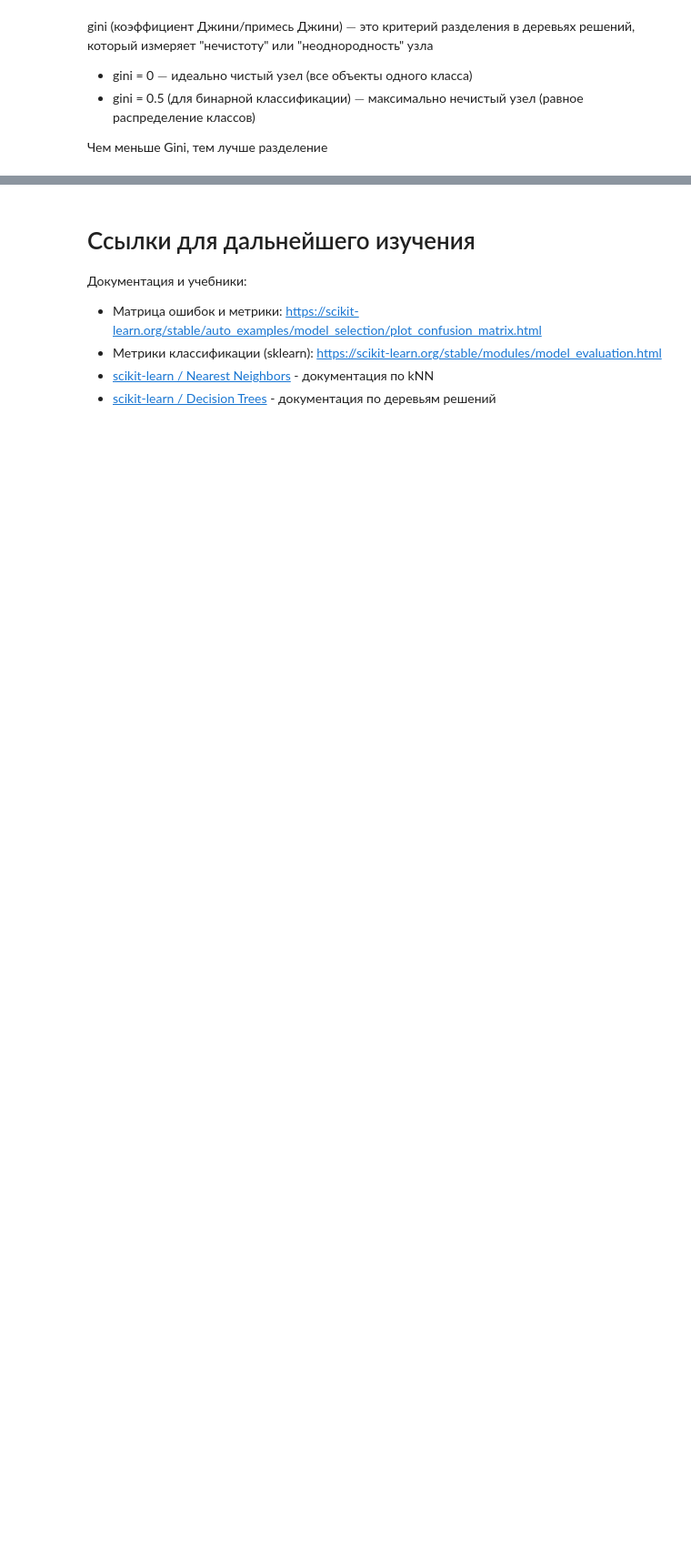
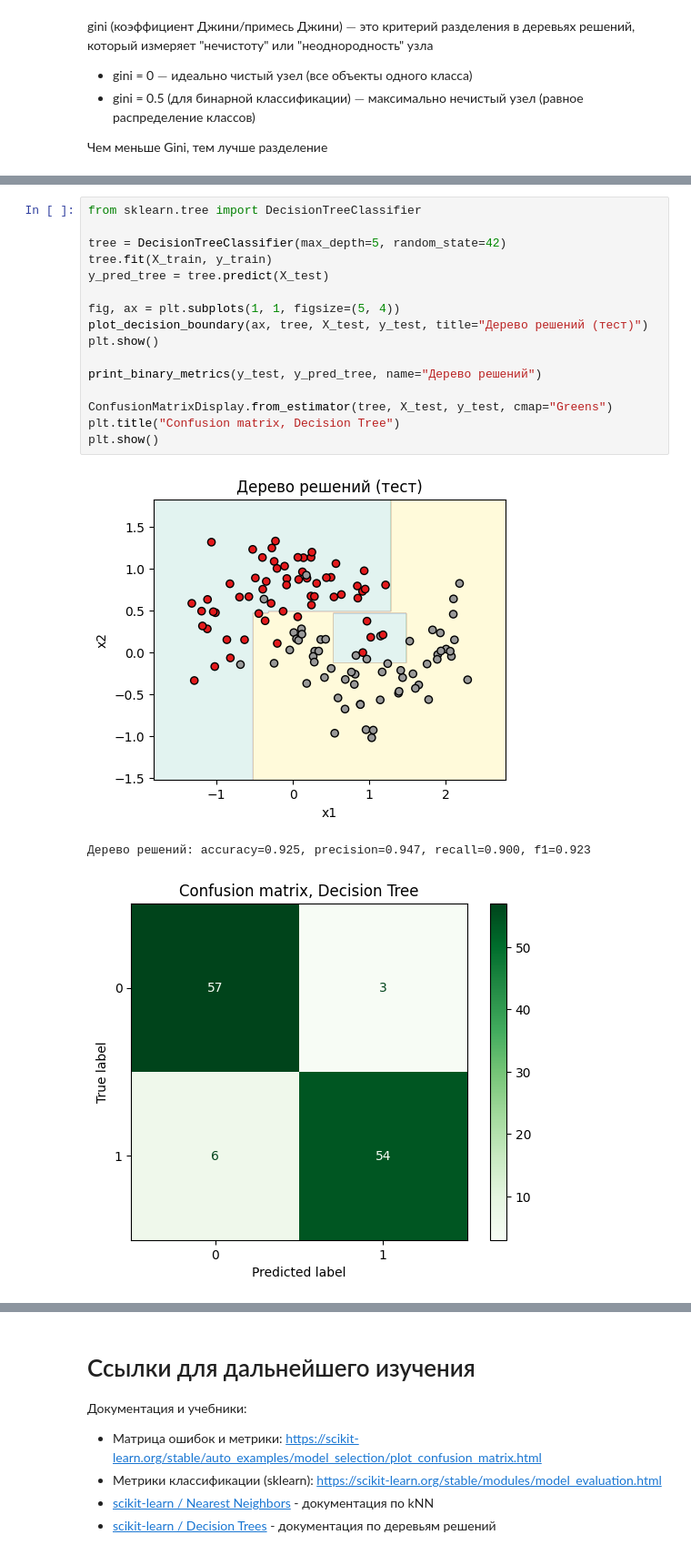
Before and after one commit to tolltech/it-curse, a Jupyter notebook: ai_classification/classification.ipynb, the cells around one changed output, grey strips where cells are left out. Shown: that part at 91% size. Drawn from its saved outputs; the diff is of its cells as text; blank space fills up the shorter version.

```diff
--- a/ai_classification/classification.ipynb
+++ b/ai_classification/classification.ipynb
@@ -53,0 +215,20 @@ gini (коэффициент Джини/примесь Джини) $-$ это к
+# %%
+from sklearn.tree import DecisionTreeClassifier
+
+tree = DecisionTreeClassifier(max_depth=5, random_state=42)
+tree.fit(X_train, y_train)
+y_pred_tree = tree.predict(X_test)
+
+fig, ax = plt.subplots(1, 1, figsize=(5, 4))
+plot_decision_boundary(ax, tree, X_test, y_test, title="Дерево решений (тест)")
+plt.show()
+
+print_binary_metrics(y_test, y_pred_tree, name="Дерево решений")
+
+ConfusionMatrixDisplay.from_estimator(tree, X_test, y_test, cmap="Greens")
+plt.title("Confusion matrix, Decision Tree")
+plt.show()
+# %% [output]
+[figure, added]
+Дерево решений: accuracy=0.925, precision=0.947, recall=0.900, f1=0.923
+[figure, added]
```
Also changed, not shown: parts of 49 cells of this notebook.
